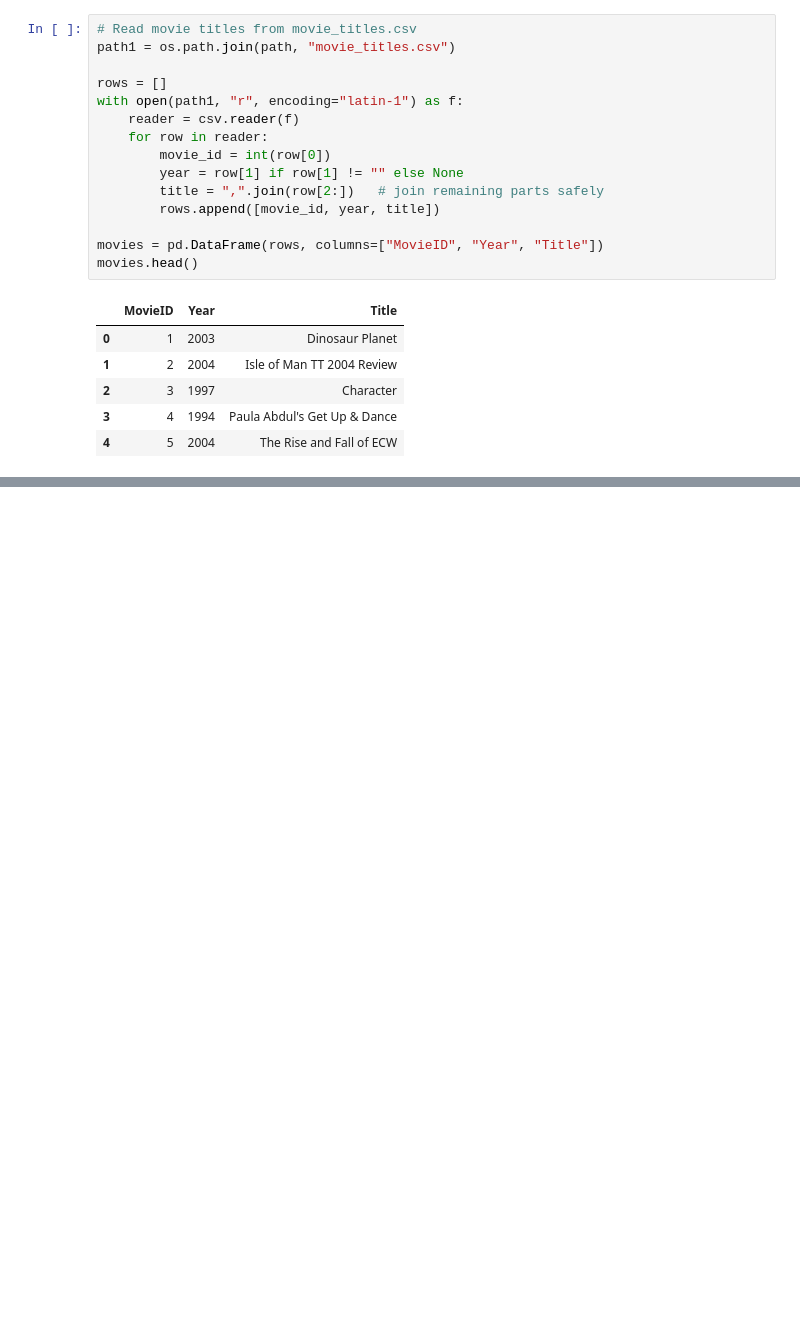
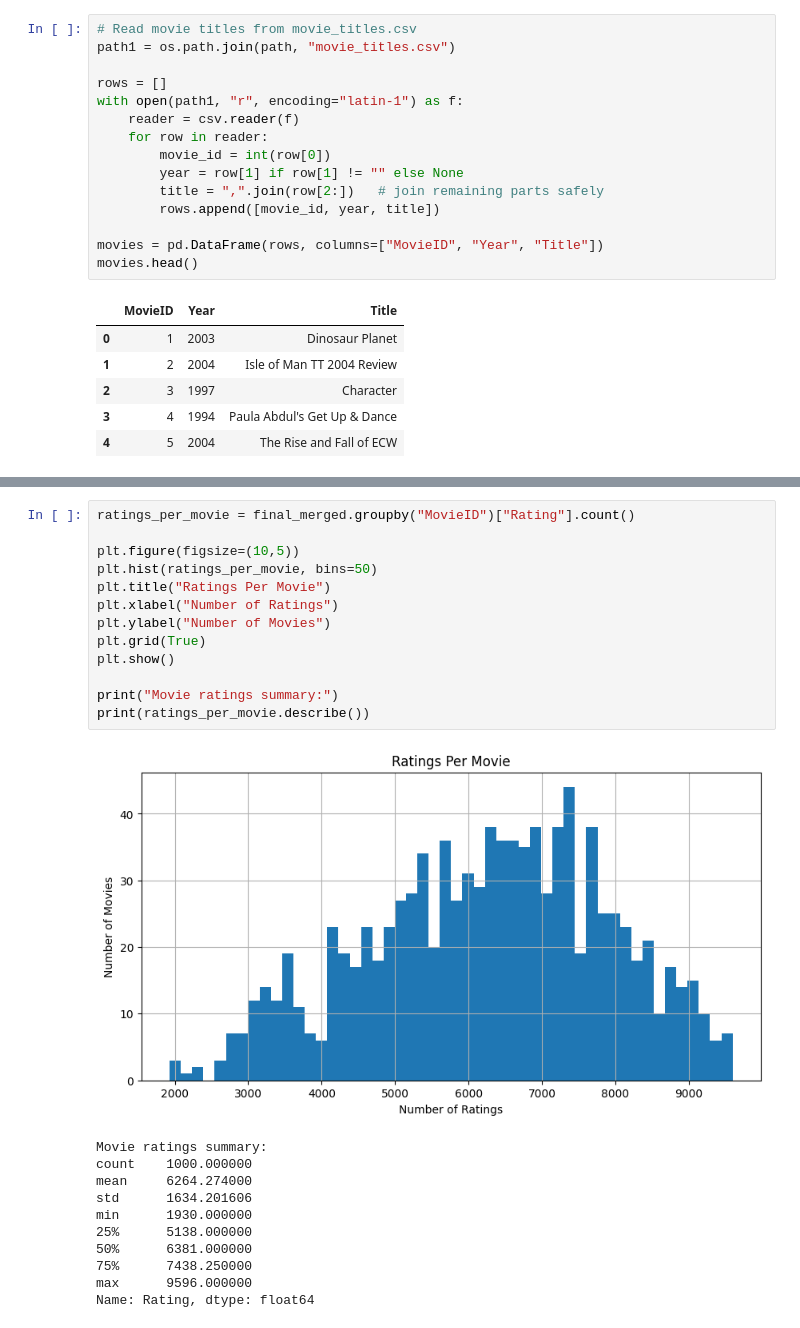
Before and after one commit to Neogenxx/NetflixRec, a Jupyter notebook: load.ipynb, the cells around one changed output, grey strips where cells are left out. Saved outputs shown, nothing was run; the diff lists cells and outputs as text; blank space fills up the shorter version.

```diff
--- a/load.ipynb
+++ b/load.ipynb
@@ -129,0 +239,25 @@ ratings_um = ratings_um[ratings_um["MovieID"].isin(top_movies)].copy()
+# %%
+ratings_per_movie = final_merged.groupby("MovieID")["Rating"].count()
+
+plt.figure(figsize=(10,5))
+plt.hist(ratings_per_movie, bins=50)
+plt.title("Ratings Per Movie")
+plt.xlabel("Number of Ratings")
+plt.ylabel("Number of Movies")
+plt.grid(True)
+plt.show()
+
+print("Movie ratings summary:")
+print(ratings_per_movie.describe())
+# %% [output]
+[figure, added]
+Movie ratings summary:
+count    1000.000000
+mean     6264.274000
+std      1634.201606
+min      1930.000000
+25%      5138.000000
+50%      6381.000000
+75%      7438.250000
+max      9596.000000
+Name: Rating, dtype: float64
```
Also changed, not shown: parts of 18 cells of this notebook.
